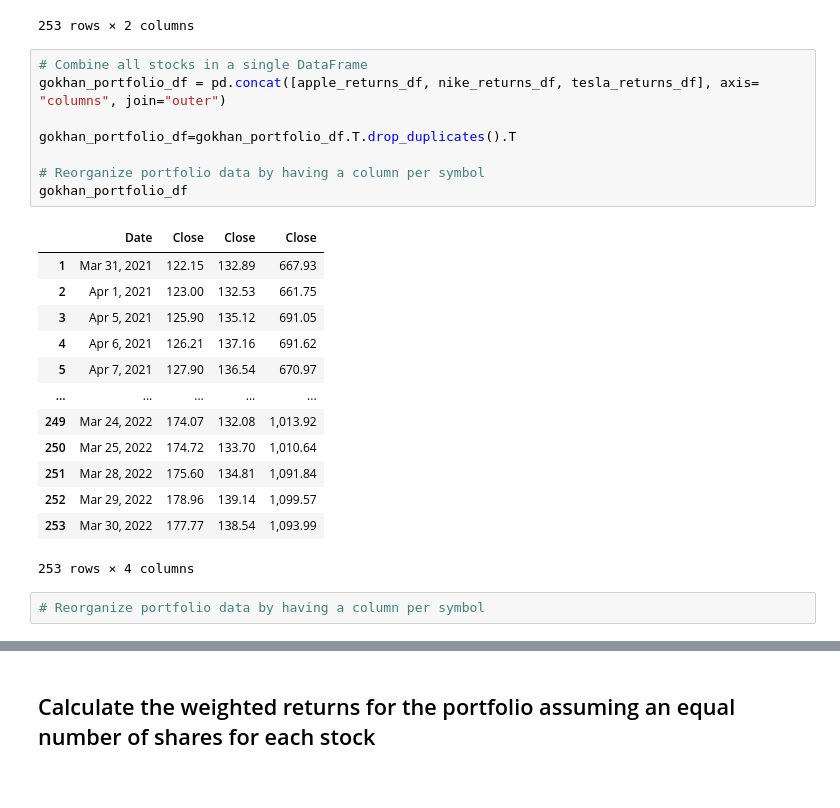
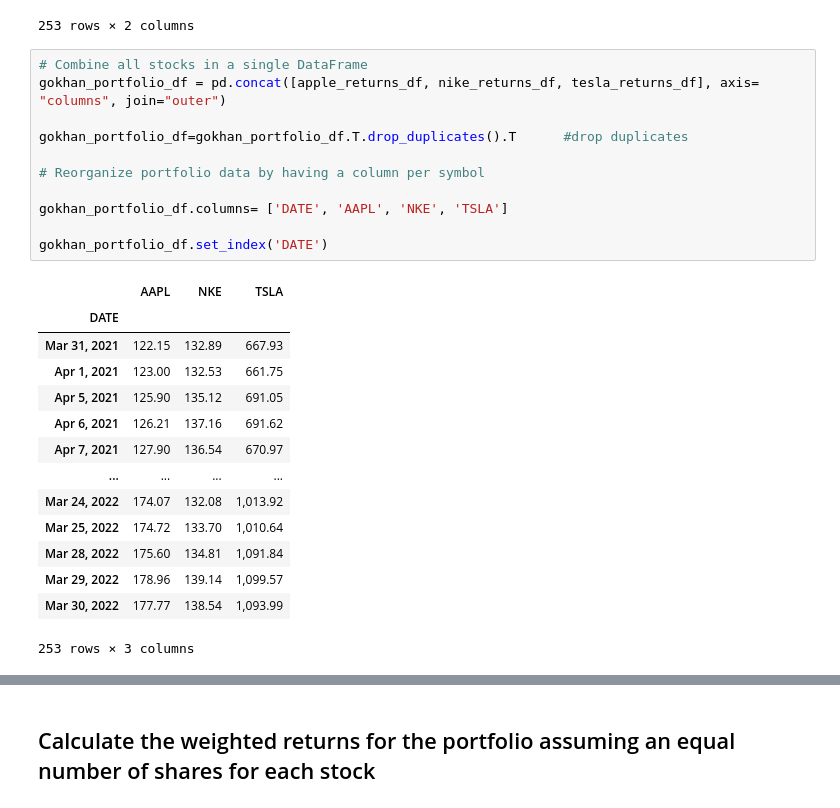
Before and after one commit to gokhanunal34/pandasSkillsApplications, a Jupyter notebook: whale_analysis.ipynb, the cells around one changed output, grey strips where cells are left out. Drawn from its saved outputs; the diff is of its cells as text.

```diff
--- a/whale_analysis.ipynb
+++ b/whale_analysis.ipynb
@@ -572,27 +572,29 @@ tesla_returns_df
 # %%
 # Combine all stocks in a single DataFrame
 gokhan_portfolio_df = pd.concat([apple_returns_df, nike_returns_df, tesla_returns_df], axis= "columns", join="outer")
 
-gokhan_portfolio_df=gokhan_portfolio_df.T.drop_duplicates().T
+gokhan_portfolio_df=gokhan_portfolio_df.T.drop_duplicates().T      #drop duplicates
 
 # Reorganize portfolio data by having a column per symbol
-gokhan_portfolio_df
+
+gokhan_portfolio_df.columns= ['DATE', 'AAPL', 'NKE', 'TSLA']
+
+gokhan_portfolio_df.set_index('DATE')
 # %% [output]
-|  | Date | Close | Close | Close |
-| 1 | Mar 31, 2021 | 122.15 | 132.89 | 667.93 |
-| 2 | Apr 1, 2021 | 123.00 | 132.53 | 661.75 |
-| 3 | Apr 5, 2021 | 125.90 | 135.12 | 691.05 |
-| 4 | Apr 6, 2021 | 126.21 | 137.16 | 691.62 |
-| 5 | Apr 7, 2021 | 127.90 | 136.54 | 670.97 |
-| ... | ... | ... | ... | ... |
-| 249 | Mar 24, 2022 | 174.07 | 132.08 | 1,013.92 |
-| 250 | Mar 25, 2022 | 174.72 | 133.70 | 1,010.64 |
-| 251 | Mar 28, 2022 | 175.60 | 134.81 | 1,091.84 |
-| 252 | Mar 29, 2022 | 178.96 | 139.14 | 1,099.57 |
-| 253 | Mar 30, 2022 | 177.77 | 138.54 | 1,093.99 |
+|  | AAPL | NKE | TSLA |
+| DATE |  |  |  |
+| Mar 31, 2021 | 122.15 | 132.89 | 667.93 |
+| Apr 1, 2021 | 123.00 | 132.53 | 661.75 |
+| Apr 5, 2021 | 125.90 | 135.12 | 691.05 |
+| Apr 6, 2021 | 126.21 | 137.16 | 691.62 |
+| Apr 7, 2021 | 127.90 | 136.54 | 670.97 |
+| ... | ... | ... | ... |
+| Mar 24, 2022 | 174.07 | 132.08 | 1,013.92 |
+| Mar 25, 2022 | 174.72 | 133.70 | 1,010.64 |
+| Mar 28, 2022 | 175.60 | 134.81 | 1,091.84 |
+| Mar 29, 2022 | 178.96 | 139.14 | 1,099.57 |
+| Mar 30, 2022 | 177.77 | 138.54 | 1,093.99 |
-253 rows × 4 columns
+253 rows × 3 columns
-# %%
-# Reorganize portfolio data by having a column per symbol
 # %%
 # Calculate daily returns
 
```
Also changed, not shown: parts of 2 cells of this notebook.
